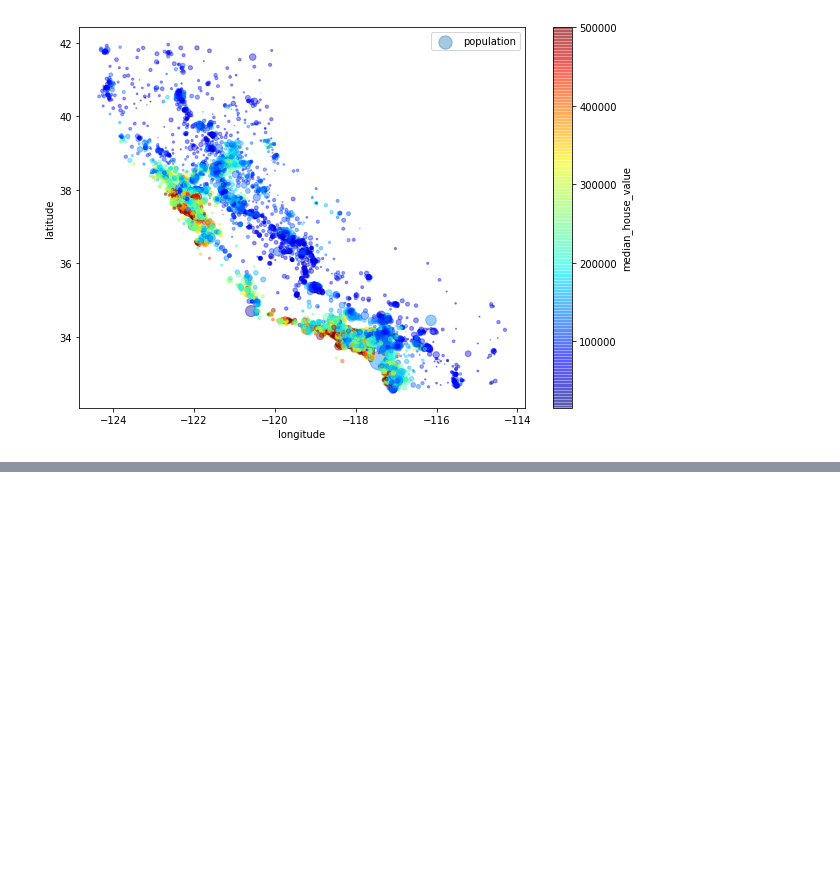
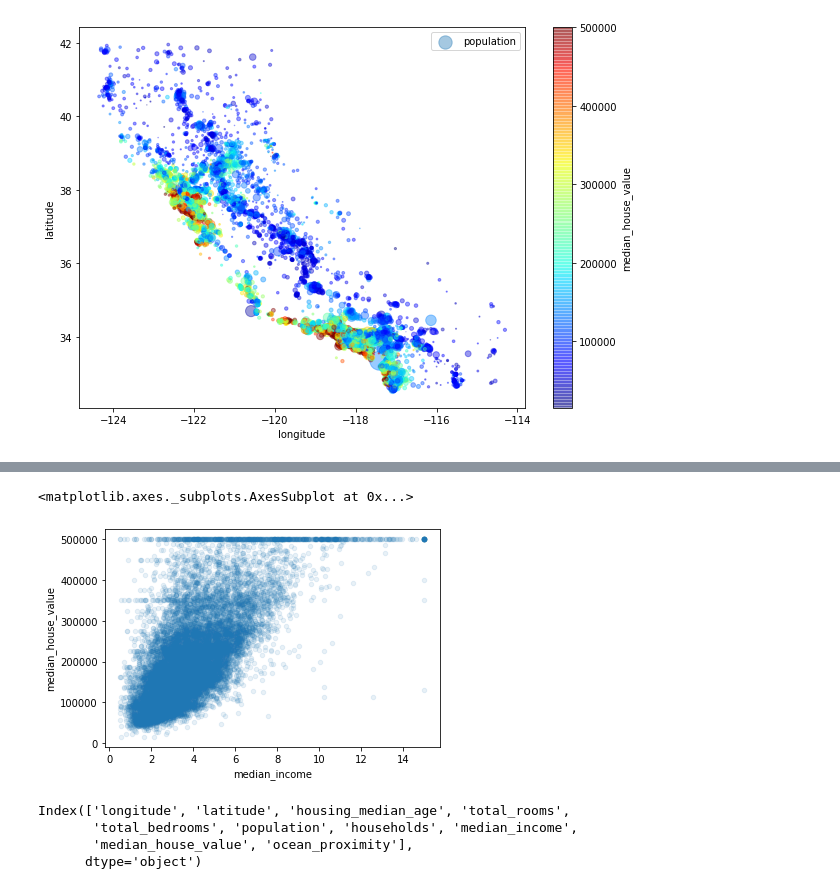
Before and after one commit to nonsiganl007/Hands_On_ML, a Jupyter notebook: Hands_On_Chap2.ipynb, the cells around one changed output, grey strips where cells are left out. Cells and saved outputs as stored; diff of their text form; code cells hidden in the pictures; blank space fills up the shorter version.

```diff
--- a/Hands_On_Chap2.ipynb
+++ b/Hands_On_Chap2.ipynb
@@ -2,6 +2,48 @@
 <a href="https://colab.research.google.com/github/nonsiganl007/Hands_On_ML/blob/main/Hands_On_Chap2.ipynb" target="_parent"><img src="https://colab.research.google.com/assets/colab-badge.svg" alt="Open In Colab"/></a>
 # %% [markdown]
 # 1. 데이터 import
+# %%
+## 새로이 시행될때 편하게 하기 위해서 코드 모아놓기
+import os
+import tarfile
+import urllib.request
+import matplotlib.pyplot as plt
+import numpy as np
+from sklearn.model_selection import StratifiedShuffleSplit
+
+DOWNLOAD_ROOT = 'https://raw.githubusercontent.com/ageron/handson-ml2/master/'
+HOUSING_PATH = os.path.join('datasets','housing')
+HOUSING_URL = DOWNLOAD_ROOT + 'datasets/housing/housing.tgz'
+
+import pandas as pd
+
+def load_housing_data(housing_path = HOUSING_PATH):
+  csv_path = os.path.join(housing_path, 'housing.csv')
+  return pd.read_csv(csv_path)
+
+## data import
+housing = load_housing_data()
+
+## 계층적 테스트 셋 분리
+## 중간 소득을 5개의 카테고리 소득 카테고리 특성을 만든다.
+## 1 : 0 ~ 1.5($15,000이하)
+## 2 : 1.5 ~ 3
+## 3 : 3 ~ 4.5
+## 4 : 4.5 ~ 6
+## 5 : 6 ~ inf
+housing['income_cat'] = pd.cut(housing['median_income'], bins = [0.,1.5,3.0,4.5,6.,np.inf], labels = [1,2,3,4,5])
+
+# 소득 카테고리를 기반으로 계층 샘플링
+
+
+split = StratifiedShuffleSplit(n_splits = 1, test_size = 0.2, random_state = 42)
+for train_index, test_index in split.split(housing, housing['income_cat']):
+  strat_train_set = housing.loc[train_index]
+  strat_test_set = housing.loc[test_index]
+
+## income_cat 특성 삭제
+for set_ in (strat_train_set, strat_test_set):
+  set_.drop('income_cat', axis = 1, inplace = True)
 # %% [markdown]
 ## 데이터 경로 설정
 # %%
@@ -331,0 +417,13 @@ plt.legend()
+# %%
+## 상관관계가 높아보이는 median_income 만 떼서 보기
+housing.plot(kind='scatter', x='median_income', y= 'median_house_value',alpha = 0.1)
+# %% [output]
+<matplotlib.axes._subplots.AxesSubplot at 0x...>
+[figure, added]
+# %%
+housing.columns
+# %% [output]
+Index(['longitude', 'latitude', 'housing_median_age', 'total_rooms',
+       'total_bedrooms', 'population', 'households', 'median_income',
+       'median_house_value', 'ocean_proximity'],
+      dtype='object')
```
Also changed, not shown: parts of 33 cells of this notebook.
